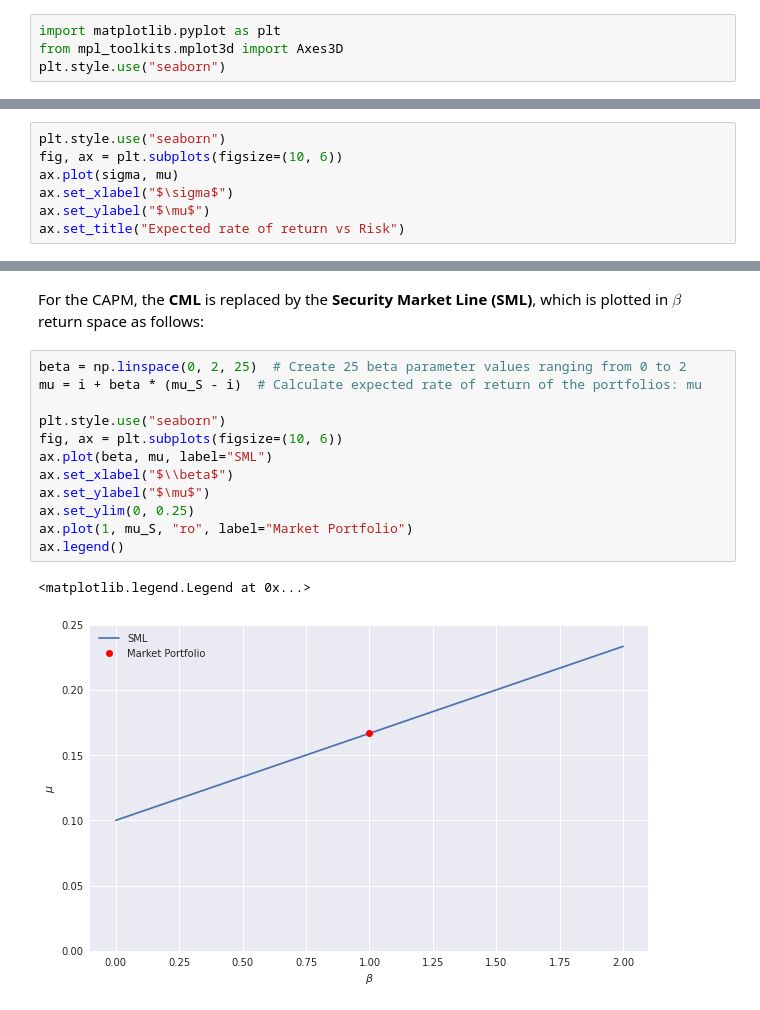
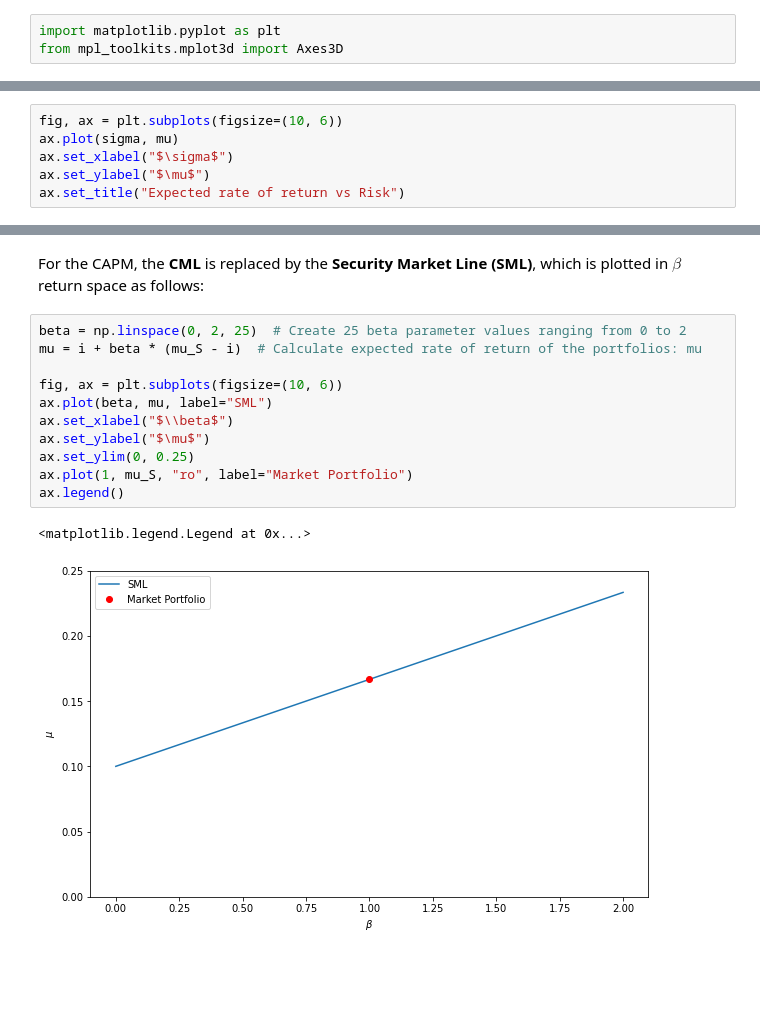
Before and after one commit to adevrent/TPQ_CPF, a Jupyter notebook: Financial Theory with Python/chapter3.ipynb, the cells around one changed output, grey strips where cells are left out. Saved outputs shown, nothing was run; the diff lists cells and outputs as text; blank space fills up the shorter version.

```diff
--- a/Financial Theory with Python/chapter3.ipynb
+++ b/Financial Theory with Python/chapter3.ipynb
@@ -36,7 +36,6 @@ array([[19.86232075, 14.52355934, 11.85417864],
 # %%
 import matplotlib.pyplot as plt
 from mpl_toolkits.mplot3d import Axes3D
-plt.style.use("seaborn")
 # %%
 fig = plt.figure(figsize=(14, 10))  # an empty canvas is created
 ax = fig.add_subplot(111, projection="3d")  # A subplot for a 3d object is added.
@@ -271,7 +270,6 @@ array([1.24721913, 1.1432842 , 1.03934927, 0.93541435, 0.83147942,
        0.31180478, 0.41573971, 0.51967464, 0.62360956, 0.72754449,
        0.83147942, 0.93541435, 1.03934927, 1.1432842 , 1.24721913])
 # %%
-plt.style.use("seaborn")
 fig, ax = plt.subplots(figsize=(10, 6))
 ax.plot(sigma, mu)
 ax.set_xlabel("$\sigma$")
@@ -321,15 +319,14 @@ For the CAPM, the **CML** is replaced by the **Security Market Line (SML)**, whi
 # %%
 beta = np.linspace(0, 2, 25)  # Create 25 beta parameter values ranging from 0 to 2
 mu = i + beta * (mu_S - i)  # Calculate expected rate of return of the portfolios: mu
 
-plt.style.use("seaborn")
 fig, ax = plt.subplots(figsize=(10, 6))
 ax.plot(beta, mu, label="SML")
 ax.set_xlabel("$\\beta$")
 ax.set_ylabel("$\mu$")
 ax.set_ylim(0, 0.25)
 ax.plot(1, mu_S, "ro", label="Market Portfolio")
 ax.legend()
 # %% [output]
 <matplotlib.legend.Legend at 0x...>
-[figure, old version]
+[figure, new version]
```
Also changed, not shown: parts of 3 cells of this notebook, 1 other file.
